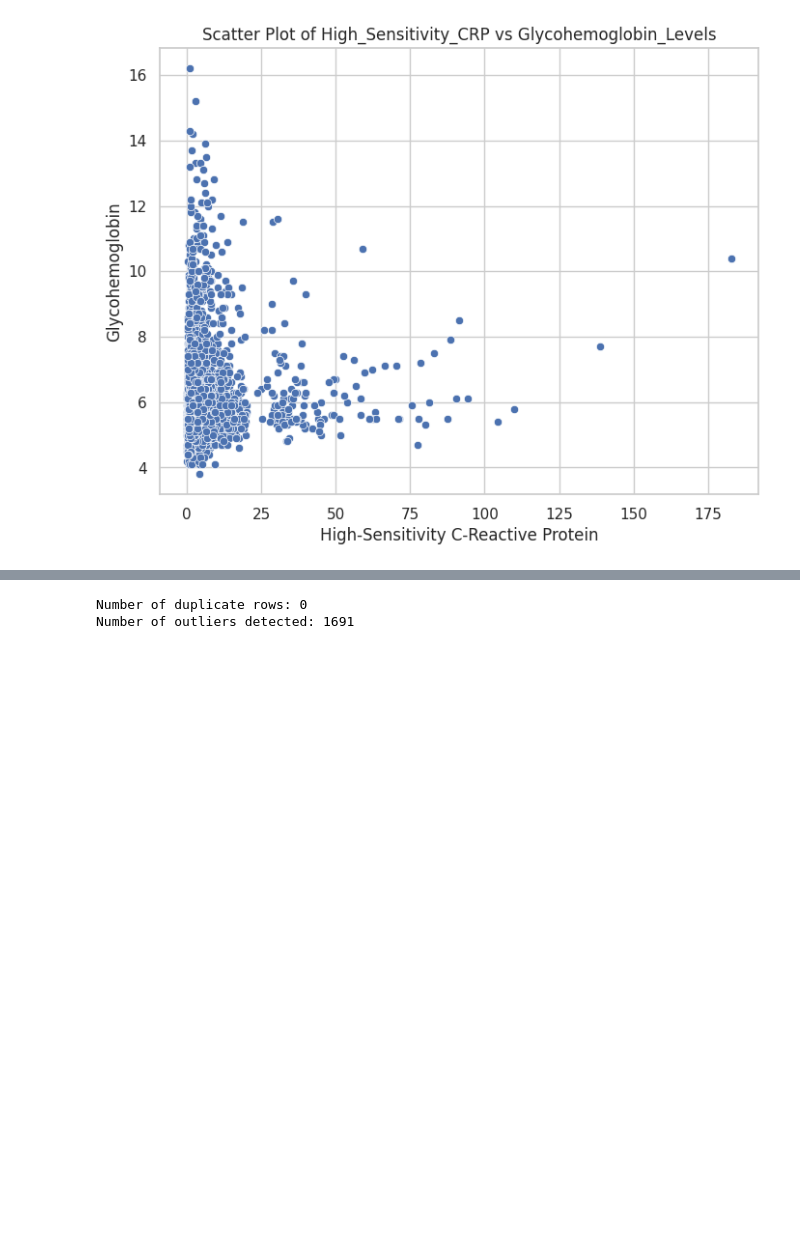
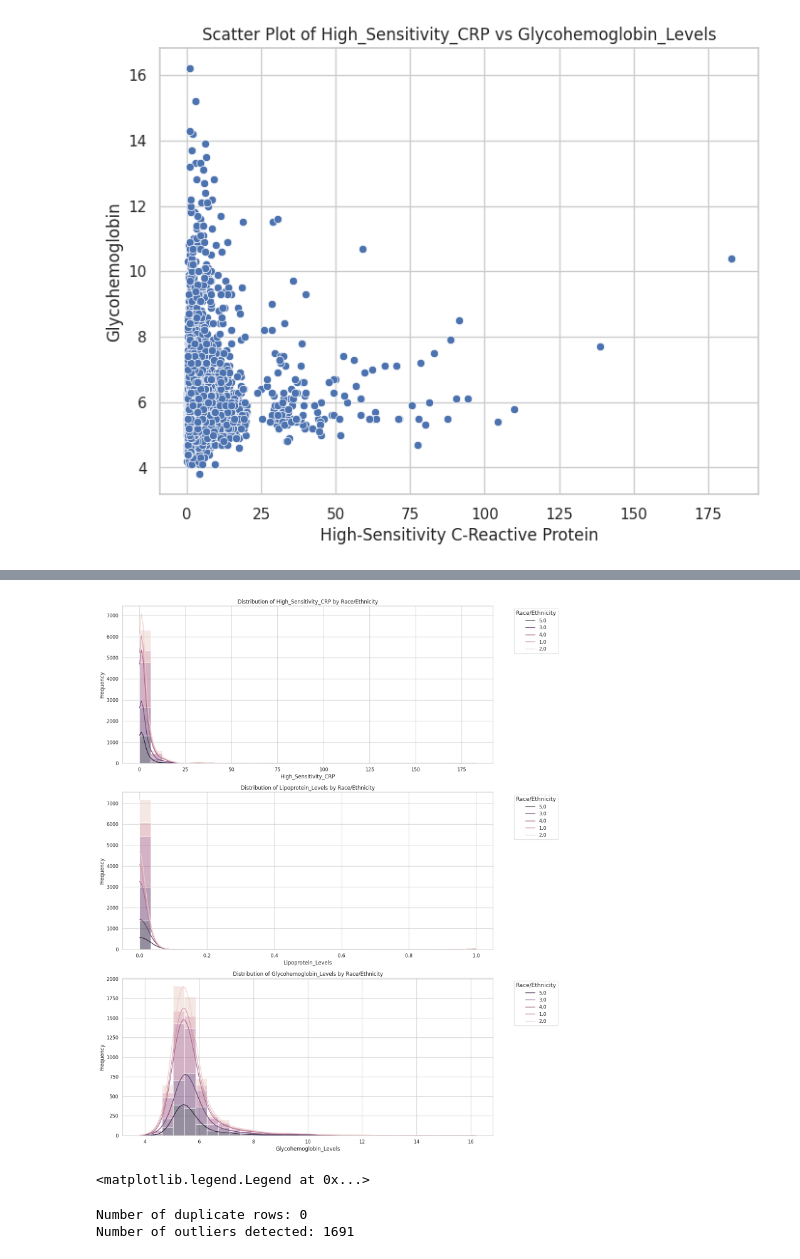
Before and after one commit to kiamaikocoders/Cancer-predictive-model, a Jupyter notebook: Final_notebook(3)(2).ipynb, the cells around one changed output, grey strips where cells are left out. Saved outputs shown, nothing was run; the diff lists cells and outputs as text; code cells hidden in the pictures; blank space fills up the shorter version.

```diff
--- a/Final_notebook(3)(2).ipynb
+++ b/Final_notebook(3)(2).ipynb
@@ -1005,3 +1086,42 @@ plt.show()
+# %%
+import matplotlib.pyplot as plt
+import seaborn as sns
+
+# Define the biomarkers and race/ethnicity column
+biomarkers = ['High_Sensitivity_CRP', 'Lipoprotein_Levels', 'Glycohemoglobin_Levels']
+race_ethnicity_column = 'Race_Ethnicity_1'  # Replace with your race/ethnicity column name
+
+# Create a figure with subplots for each biomarker
+fig, axes = plt.subplots(nrows=len(biomarkers), ncols=1, figsize=(15, 18))
+
+# Iterate over biomarkers and create histograms for each
+for i, biomarker in enumerate(biomarkers):
+    ax = axes[i]  # Get the current subplot axes
+
+    # Plot histograms for each race/ethnicity group
+    sns.histplot(data=healthdata, x=biomarker, hue=race_ethnicity_column, kde=True, ax=ax, multiple='stack', bins=30)
+
+    ax.set_title(f'Distribution of {biomarker} by Race/Ethnicity')
+    ax.set_xlabel(biomarker)
+    ax.set_ylabel('Frequency')
+
+    # Manually create a legend
+    # Get the unique categories from the 'Race_Ethnicity_1' column
+    unique_ethnicities = healthdata[race_ethnicity_column].unique()
+
+    # Set legend with the ethnicities
+    ax.legend(title='Race/Ethnicity', labels=unique_ethnicities, title_fontsize='13', fontsize='11', bbox_to_anchor=(1.05, 1), loc='upper left')
+
+plt.tight_layout()  # Adjust spacing between subplots
+plt.show()
+
+
+# RIDRETH1_dict is a dictionary mapping codes to descriptions
+legend_labels = [RIDRETH1_dict[code] for code in healthdata[race_ethnicity_column].unique()]
+ax.legend(title='Race/Ethnicity', labels=legend_labels, title_fontsize='13', fontsize='11', bbox_to_anchor=(1.05, 1), loc='upper left')
+# %% [output]
+[figure, added]
+<matplotlib.legend.Legend at 0x...>
 # %%
 import pandas as pd
 import numpy as np
```
Also changed, not shown: parts of 5 cells of this notebook.
